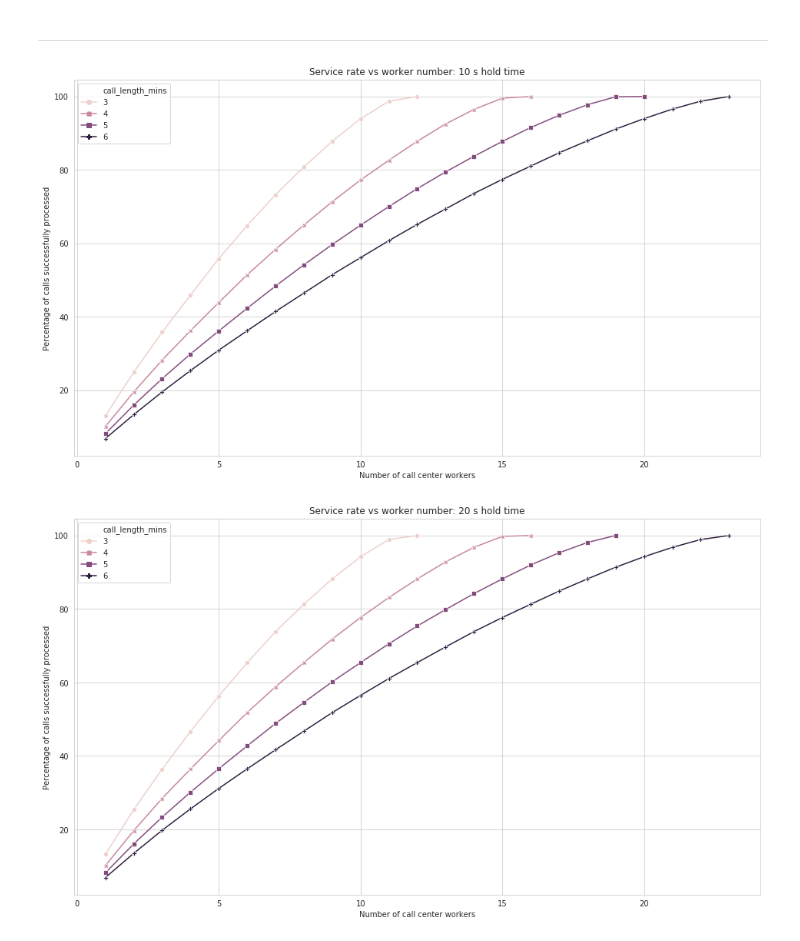
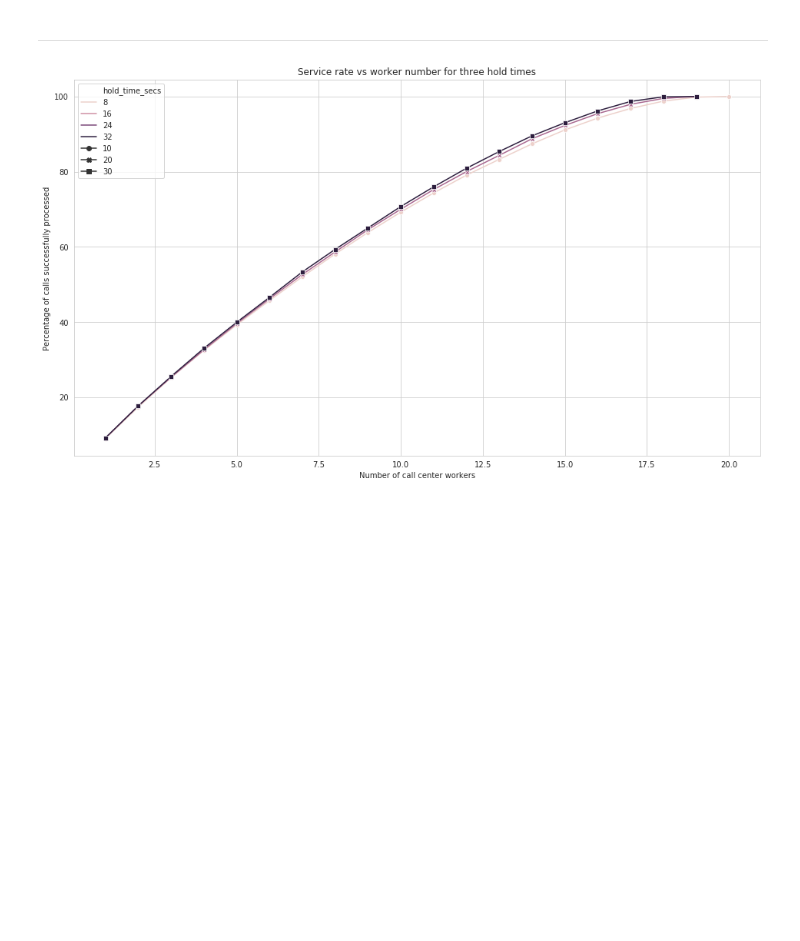
Before and after one commit to veleritas/call_sim, a Jupyter notebook: simulate.ipynb, the cells around one changed output. Saved outputs shown, nothing was run; the diff lists cells and outputs as text; code cells hidden in the pictures; blank space fills up the shorter version.

```diff
--- a/simulate.ipynb
+++ b/simulate.ipynb
@@ -224,32 +229,27 @@ def param_set(min_talk, max_talk):
 # go until all done or some max number (to prevent infinite loops)
 
 MAX_WORKERS = 40
-MIN_TALK_TIME_MINUTES = 3
-MAX_TALK_TIME_MINUTES = 6
 
-call_times_fname = "data/call_times_uniform.txt"
+call_times_fname = "data/call_times_uniform_normal.txt"
 call_list = read_calls(call_times_fname)
 
 TOTAL_CALLS = len(call_list)
 
 res = defaultdict(list)
 
-
-for hold_time, call_length in tqdm(param_set(MIN_TALK_TIME_MINUTES, MAX_TALK_TIME_MINUTES), total=12):
+for hold_time in tqdm([10, 20, 30]):
 
     for num_workers in range(1, MAX_WORKERS+1):
         # need a new stack each time because it gets modified
         call_stack = get_call_stack(call_list)
 
         num_successful, failed = simulate(
-            num_workers, timedelta(minutes=call_length),
-            timedelta(seconds=hold_time), call_stack
+            num_workers, timedelta(seconds=hold_time), call_stack
         )
 
+        res["hold_time_secs"].append(hold_time)
         res["num_workers"].append(num_workers)
         res["num_successful"].append(num_successful)
-        res["call_length_mins"].append(call_length)
-        res["hold_time_secs"].append(hold_time)
 
         if num_successful == TOTAL_CALLS:
             break
@@ -295,20 +295,17 @@ fres.head()
 ---
 # %%
 sns.set_style("whitegrid")
+plt.figure(figsize=(16, 9), facecolor="white")
 
-for hold_time, df in fres.groupby("hold_time_secs"):
+ax = sns.lineplot(
+    data=fres, x="num_workers", y="pct_success",
+    hue="hold_time_secs", markers=True,
+    style="hold_time_secs", dashes=False
+)
 
-    plt.figure(figsize=(16, 9), facecolor="white")
+ax.set_xlabel("Number of call center workers")
+ax.set_ylabel("Percentage of calls successfully processed")
 
-    ax = sns.lineplot(
-        data=df, x="num_workers", y="pct_success",
-        hue="call_length_mins", markers=True, style="call_length_mins", dashes=False
-    )
-
-    ax.set_xlabel("Number of call center workers")
-    ax.set_ylabel("Percentage of calls successfully processed")
-
-    ax.set_title("Service rate vs worker number: {} s hold time".format(hold_time))
+ax.set_title("Service rate vs worker number for three hold times".format(hold_time));
 # %% [output]
-[figure, old version]
+[figure, new version]
-[figure, removed]
```
Also changed, not shown: parts of 8 cells of this notebook.
